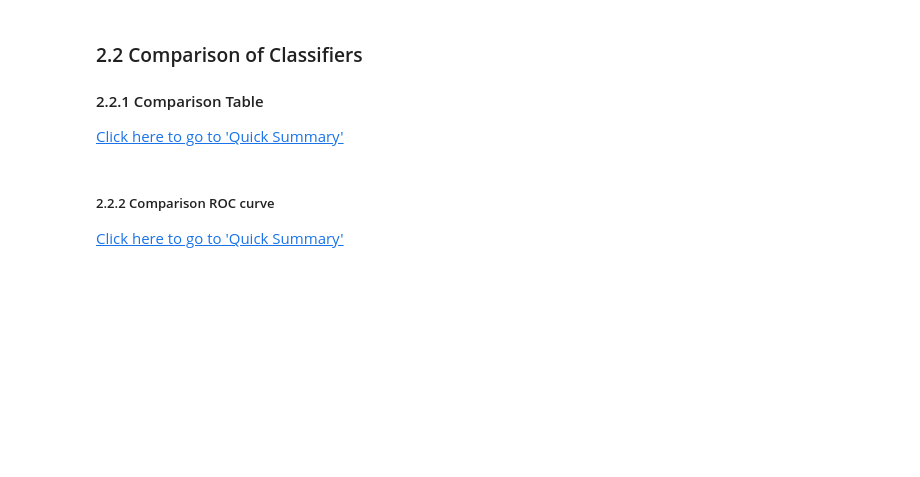
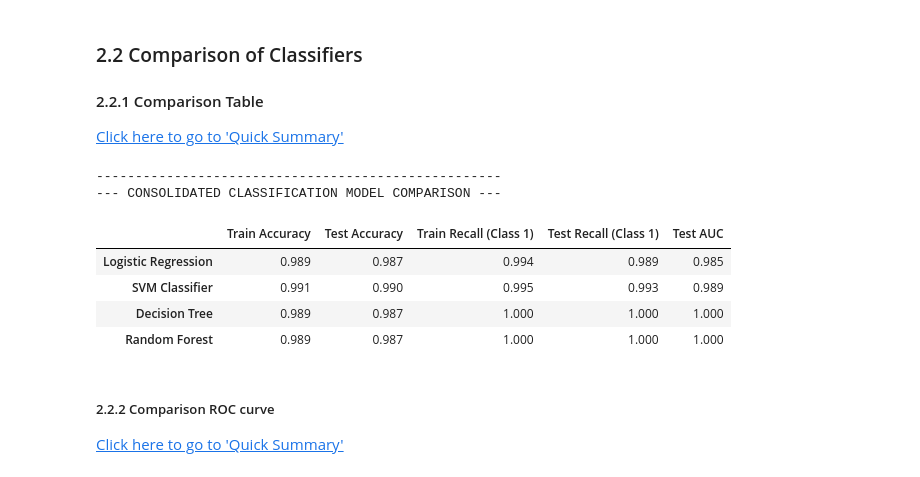
Before and after one commit to sanchitram1/pyspam, a Jupyter notebook: training/models.ipynb, the cells around one changed output. Cells and saved outputs as stored; diff of their text form; code cells hidden in the pictures; blank space fills up the shorter version.

```diff
--- a/training/models.ipynb
+++ b/training/models.ipynb
@@ -62,6 +62,6 @@ Important things to keep in mind:
 # %%
 from feature_engineering.load_data import load_json
 
-df, _ = load_json("../data/20251207-bq-results-with-mid-pkgs.jsonl", lines=True)
+df = load_json("../data/20251207-bq-results-with-mid-pkgs.jsonl", lines=True)
 pd.set_option("display.max_columns", None)
 df.info()
@@ -512,43 +670,44 @@ rf_metrics = structure_model_metrics(
     auc_rf,
 )
 
-# D.Gradient Boosting
-# gradient_metrics = structure_model_metrics(
-#     y_train, y_test, y_train_pred_gb, y_test_pred_gb,
-#     train_accuracy_gb, test_accuracy_gb, auc_gb
-# )
-
-
 placeholder_metrics = {
     "Train Accuracy": np.nan,
     "Test Accuracy": np.nan,
     "Train Recall (Class 1)": np.nan,
     "Test Recall (Class 1)": np.nan,
     "Test AUC": np.nan,
 }
 
 # --- 3. Consolidate into the Final DataFrame ---
 all_results = {
     "Logistic Regression": logreg_metrics,
     "SVM Classifier": svm_metrics,
     "Decision Tree": dtc_metrics,
     "Random Forest": rf_metrics,
-    "Gradient Boosting": placeholder_metrics.copy(),
+    # "Gradient Boosting": placeholder_metrics,
 }
 
 results_df = pd.DataFrame(all_results).T
 
 # --- 4. Display the Formatted Table ---
 print(
     "----------------------------------------------------\n--- CONSOLIDATED CLASSIFICATION MODEL COMPARISON ---"
 )
 
 # Format all columns to 3 decimal places
 results_df_formatted = results_df.applymap(lambda x: f"{x:.3f}" if pd.notna(x) else "-")
 
 # Print the final comparison table
 # print(results_df_formatted.to_markdown(index=True))
 results_df_formatted
+# %% [output]
+----------------------------------------------------
+--- CONSOLIDATED CLASSIFICATION MODEL COMPARISON ---
+|  | Train Accuracy | Test Accuracy | Train Recall (Class 1) | Test Recall (Class 1) | Test AUC |
+| Logistic Regression | 0.989 | 0.987 | 0.994 | 0.989 | 0.985 |
+| SVM Classifier | 0.991 | 0.990 | 0.995 | 0.993 | 0.989 |
+| Decision Tree | 0.989 | 0.987 | 1.000 | 1.000 | 1.000 |
+| Random Forest | 0.989 | 0.987 | 1.000 | 1.000 | 1.000 |
 # %% [markdown]
 ##### 2.2.2 Comparison ROC curve
 [Click here to go to 'Quick Summary'](#quick-summary)
```
Also changed, not shown: parts of 12 cells of this notebook, 2 other files.
